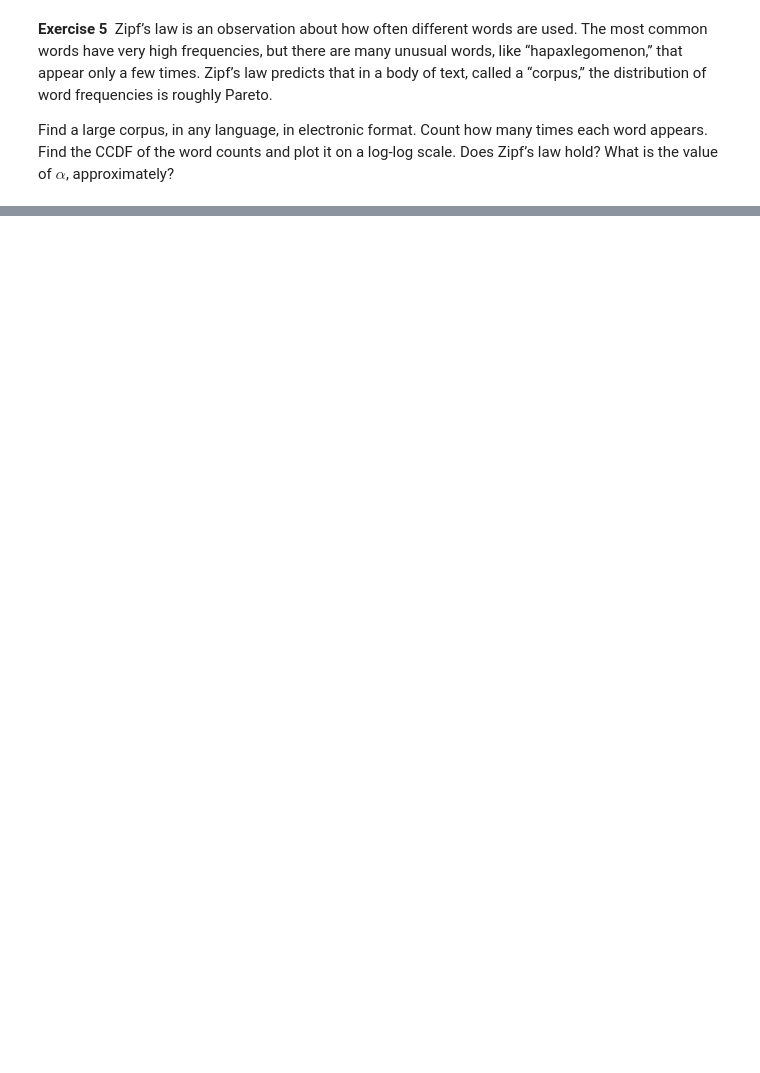
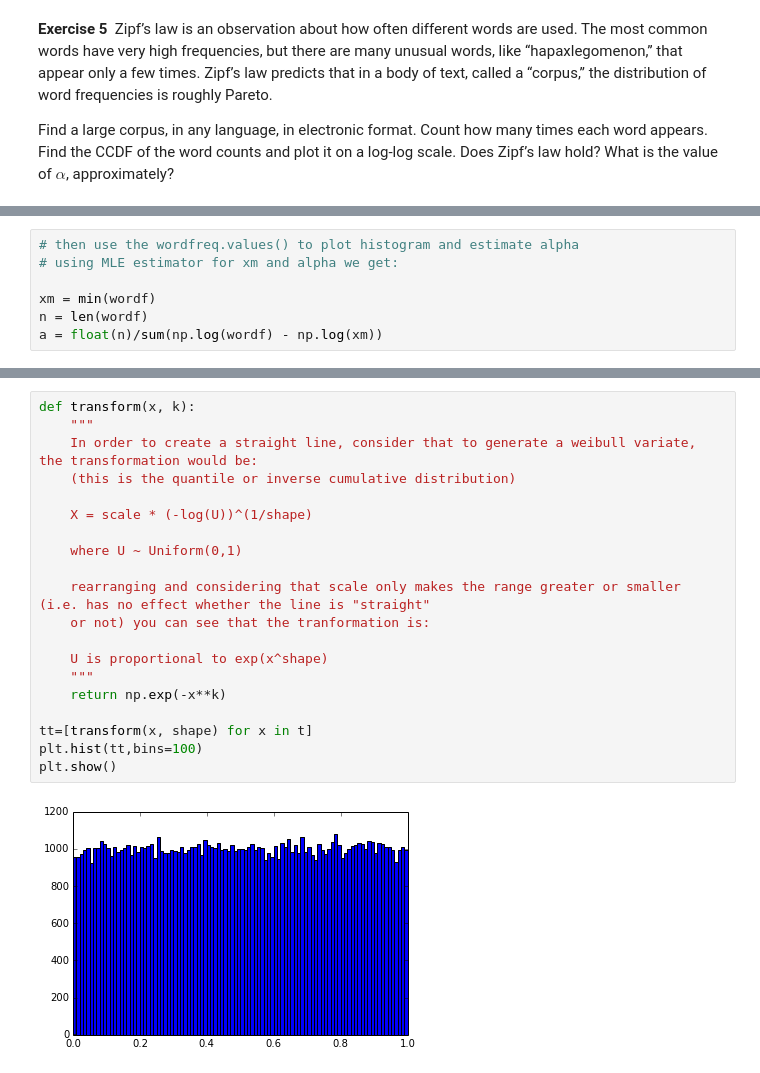
Before and after one commit to 8bit-pixies/Data-Science, a Jupyter notebook: Think-Stats/4 Continuous Distributions.ipynb, the cells around one changed output, grey strips where cells are left out. Cells and saved outputs as stored; diff of their text form; blank space fills up the shorter version.

```diff
--- a/Think-Stats/4 Continuous Distributions.ipynb
+++ b/Think-Stats/4 Continuous Distributions.ipynb
@@ -273,0 +250,7 @@ log-log scale. Does Zipf’s law hold? What is the value of \\(\alpha\\), approx
+# %%
+# then use the wordfreq.values() to plot histogram and estimate alpha
+# using MLE estimator for xm and alpha we get:
+
+xm = min(wordf)
+n = len(wordf)
+a = float(n)/sum(np.log(wordf) - np.log(xm))
@@ -274 +288,23 @@ log-log scale. Does Zipf’s law hold? What is the value of \\(\alpha\\), approx
+# %%
+def transform(x, k):
+    """
+    In order to create a straight line, consider that to generate a weibull variate, the transformation would be:
+    (this is the quantile or inverse cumulative distribution)
+
+    X = scale * (-log(U))^(1/shape)
+
+    where U ~ Uniform(0,1)
+
+    rearranging and considering that scale only makes the range greater or smaller (i.e. has no effect whether the line is "straight"
+    or not) you can see that the tranformation is:
+
+    U is proportional to exp(x^shape)
+    """
+    return np.exp(-x**k)
+
+tt=[transform(x, shape) for x in t]
+plt.hist(tt,bins=100)
+plt.show()
+# %% [output]
+[figure, added]
 # %% [markdown]
```
Also changed, not shown: parts of 25 cells of this notebook, 3 other files.
